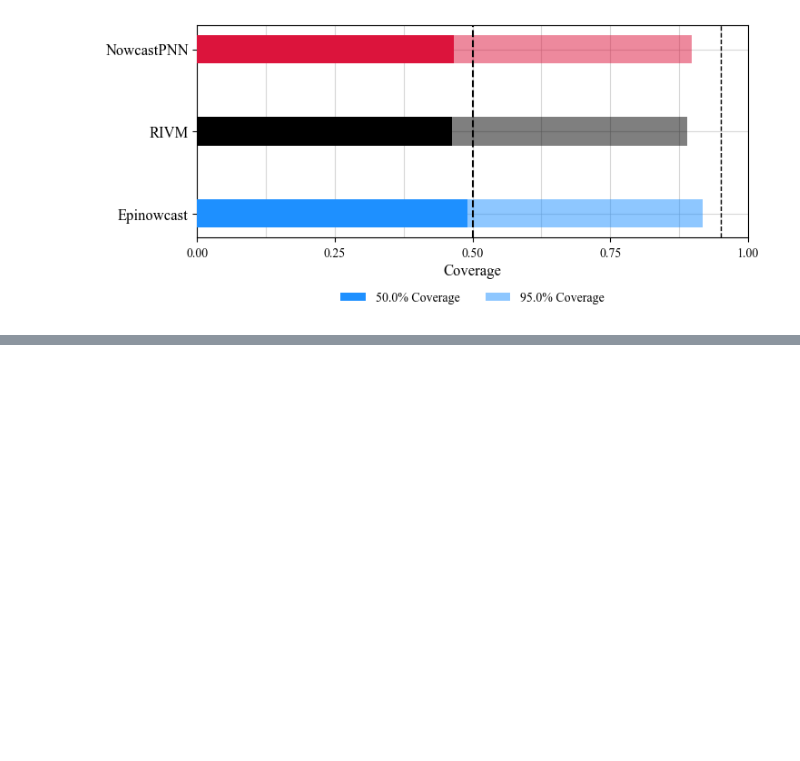
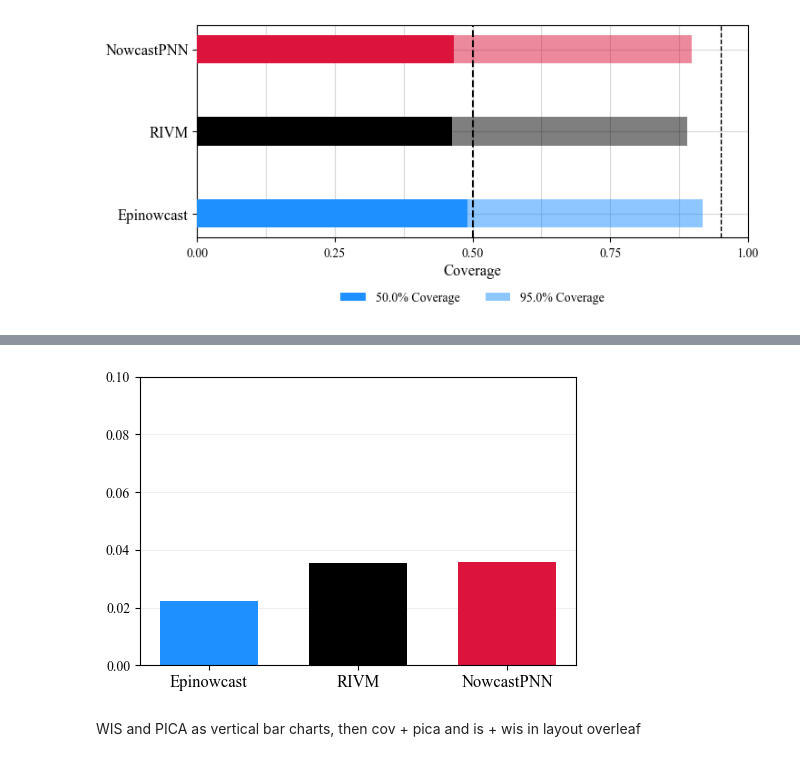
Before and after one commit to silaskoemen/NowcastPNN, a Jupyter notebook: src/model_comparisons.ipynb, the cells around one changed output, grey strips where cells are left out. Saved outputs shown, nothing was run; the diff lists cells and outputs as text; code cells hidden in the pictures; blank space fills up the shorter version.

```diff
--- a/src/model_comparisons.ipynb
+++ b/src/model_comparisons.ipynb
@@ -171,0 +147,6 @@ plot_coverages(epi_coverages=epi_coverages, rivm_coverages=rivm_coverages, pnn_c
+# %%
+plot_pica(epi_pica, rivm_pica, pnn_pica)
+# %% [output]
+[figure, added]
+# %% [markdown]
+WIS and PICA as vertical bar charts, then cov + pica and is + wis in layout overleaf
```
Also changed, not shown: parts of 5 cells of this notebook, 7 other files.
